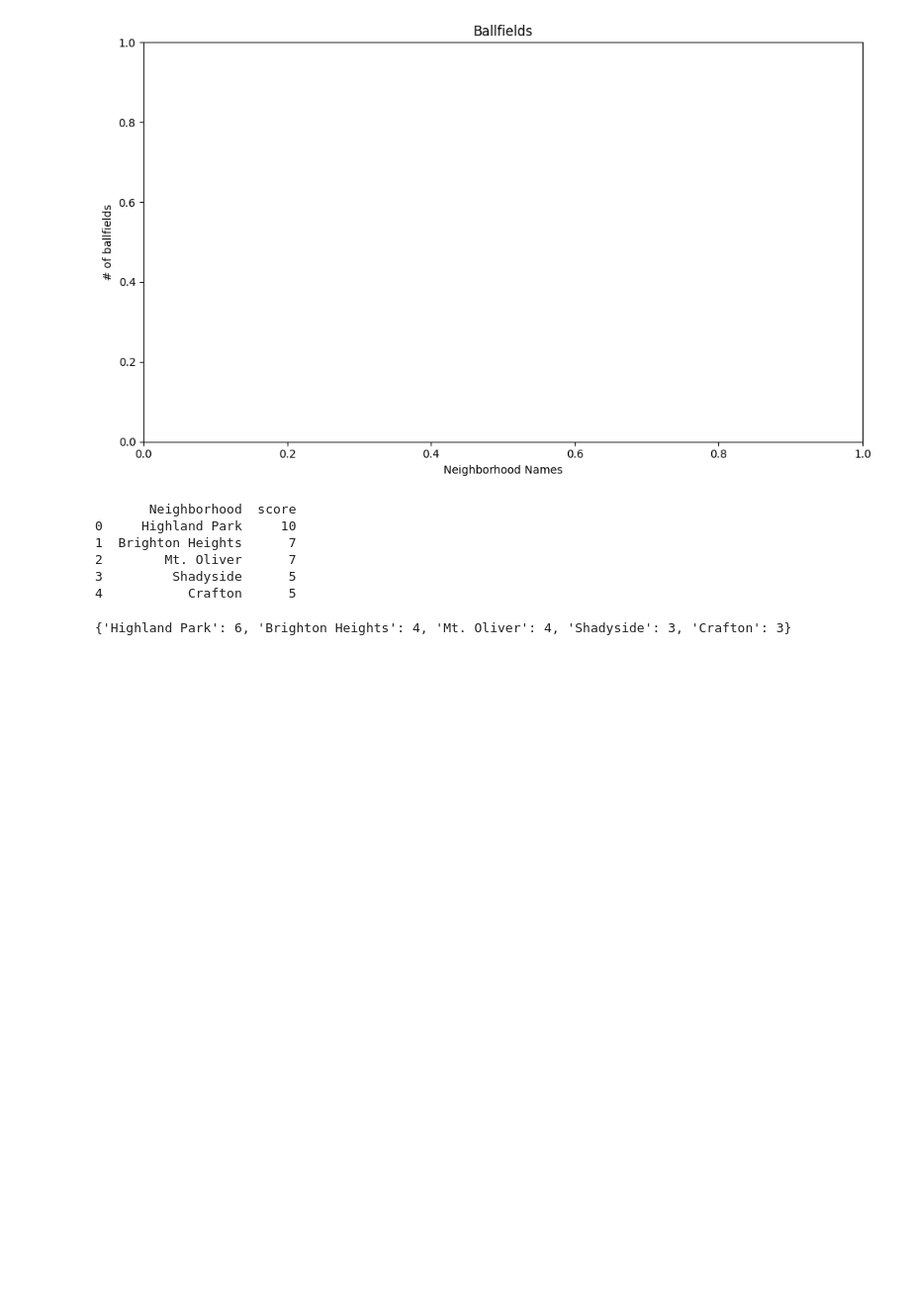
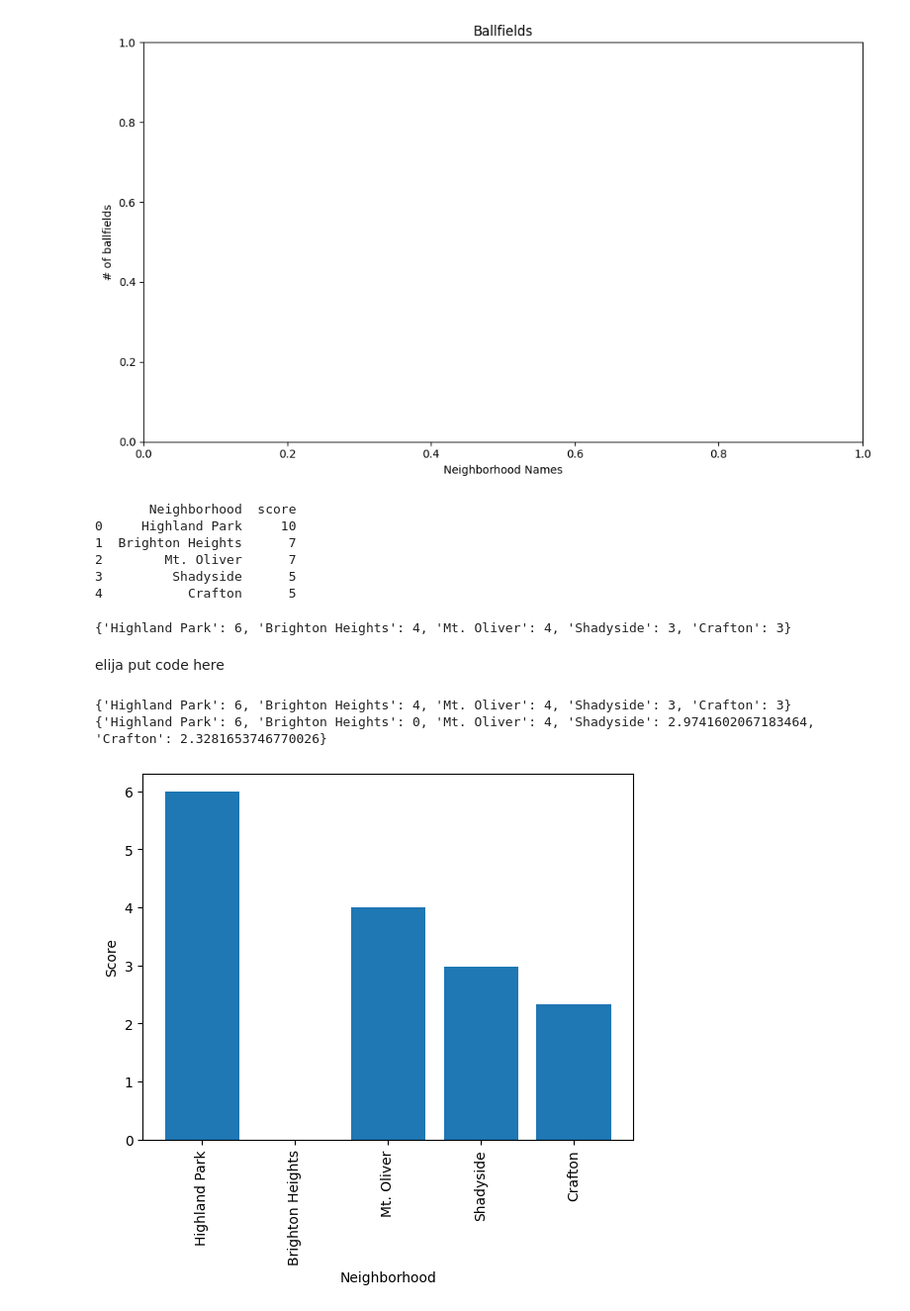
Before and after one commit to eduebaugh/PittsburghFanatics, a Jupyter notebook: Shared.ipynb, the cells around one changed output. Shown at 99% size. Drawn from its saved outputs; the diff is of its cells as text; code cells hidden in the pictures; blank space fills up the shorter version.

```diff
--- a/Shared.ipynb
+++ b/Shared.ipynb
@@ -213,3 +214,45 @@ neighborhood_counts_dict = dict(zip(neighborhood_counts_df['Neighborhood'], neig
 print(neighborhood_counts_dict)
 # %% [output]
 {'Highland Park': 6, 'Brighton Heights': 4, 'Mt. Oliver': 4, 'Shadyside': 3, 'Crafton': 3}
+# %% [markdown]
+elija put code here
+# %%
+best = {}
+
+
+for hood in neighborhood_counts_dict: #adding jacobs scores to best
+    best[hood] = neighborhood_counts_dict[hood]
+
+
+
+#elija- replace "elijaDict" with your dictionary with your places and scores. Then uncomment code below
+
+#for place in elijaDict: #adding elijas scores to best
+#    if place not in best: # if place is not in best, add it. else get avg of existing score and new score
+#        best[place] = elijaDict[place]
+#    else:
+#        best[place] = (best[place] + elijaDict[place])/2
+
+
+
+print(best)
+
+for place in best: #subtracting nathaniels scores from best
+    for hood in mapped:
+        if place == hood:
+            best[place] = best[place] - mapped[hood]
+            if best[place] < 0: #make lowest score 0 (not negative)
+                best[place] = 0
+
+print(best)
+
+#
+plt.bar(range(len(best)), list(best.values()), align='center')
+plt.xticks(range(len(best)), list(best.keys()), rotation =90)
+plt.xlabel("Neighborhood")
+plt.ylabel("Score")
+plt.show()
+# %% [output]
+{'Highland Park': 6, 'Brighton Heights': 4, 'Mt. Oliver': 4, 'Shadyside': 3, 'Crafton': 3}
+{'Highland Park': 6, 'Brighton Heights': 0, 'Mt. Oliver': 4, 'Shadyside': 2.9741602067183464, 'Crafton': 2.3281653746770026}
+[figure, added]
```
Also changed, not shown: parts of 1 cell of this notebook.
